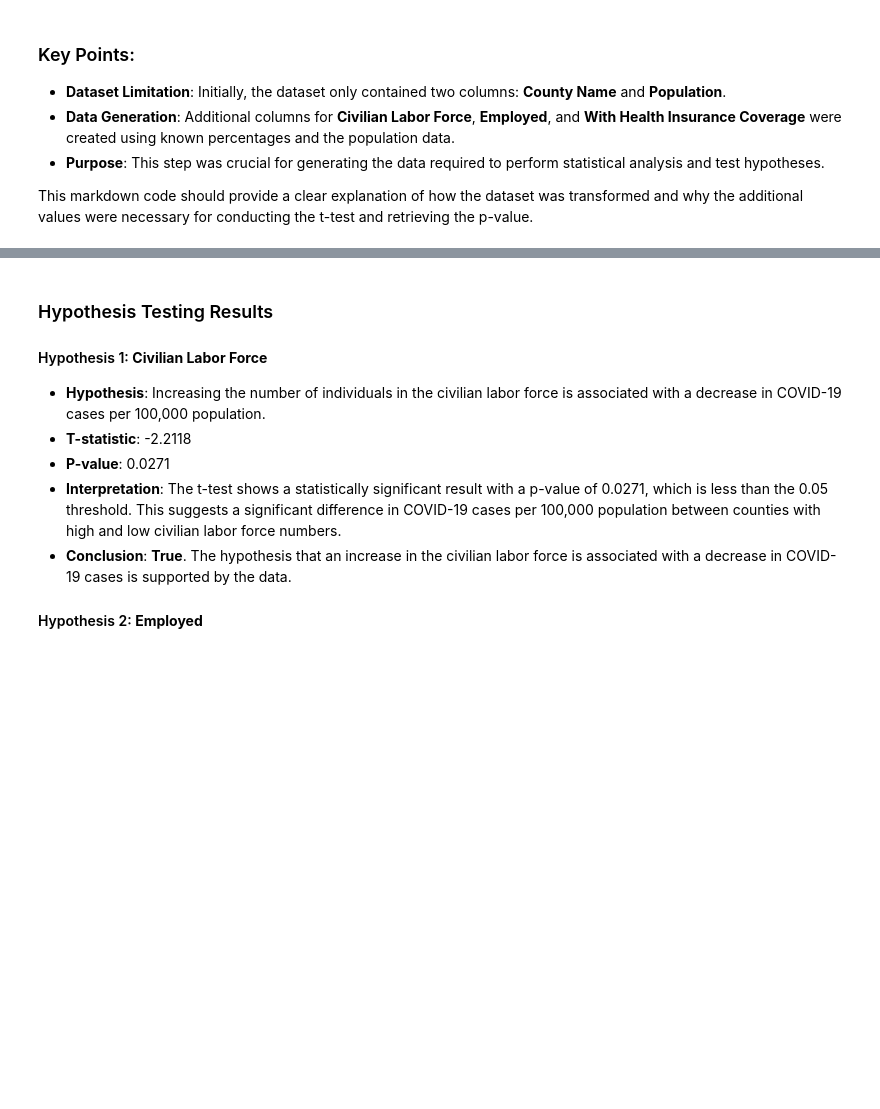
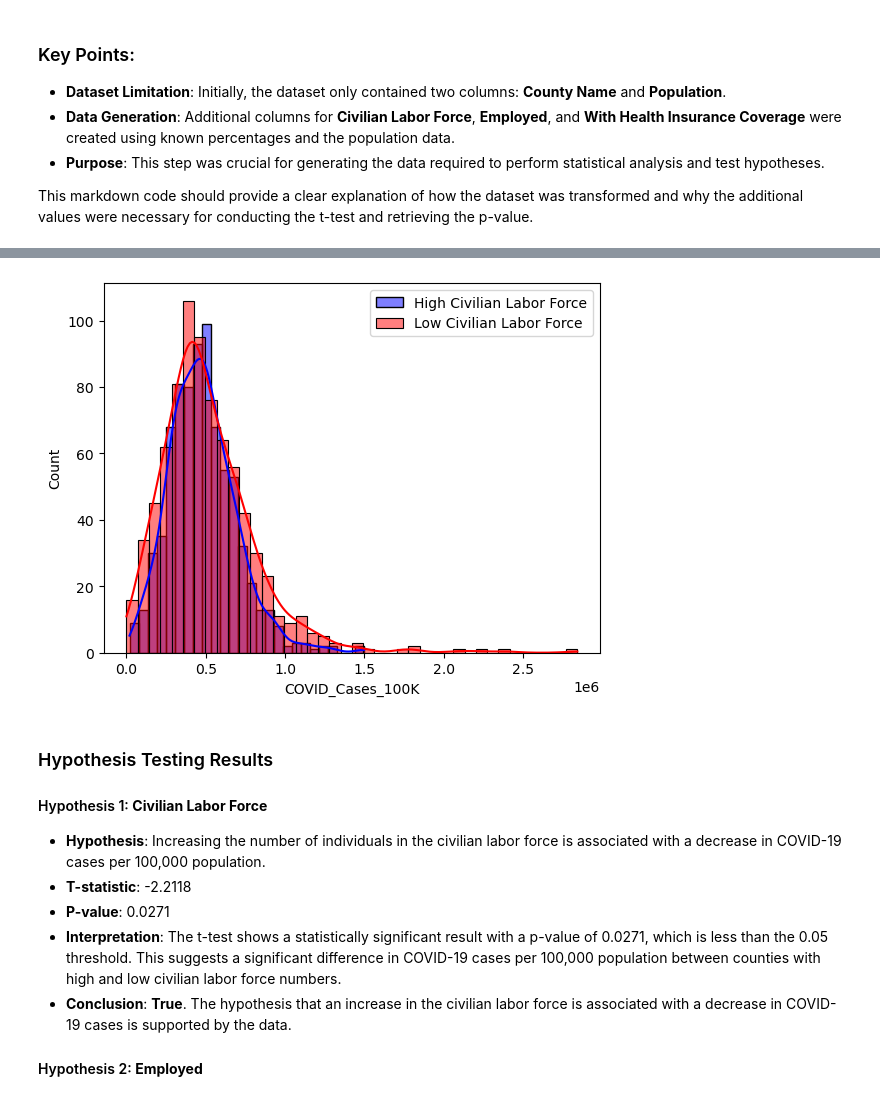
Before and after one commit to hamza890890/Group7ClassProject, a Jupyter notebook: Stage IV/Hamza Ahmed/Stage IV.ipynb, the cells around one changed output, grey strips where cells are left out. Cells and saved outputs as stored; diff of their text form; code cells hidden in the pictures; blank space fills up the shorter version.

```diff
--- a/Stage IV/Hamza Ahmed/Stage IV.ipynb
+++ b/Stage IV/Hamza Ahmed/Stage IV.ipynb
@@ -855,4 +855,5 @@ enrichment_data.head()
 # %%
+merged_data = pd.read_csv('Merged_COVID_Enrichment_Data.csv')
 merged_data.head()
 # %% [output]
 |  | countyFIPS | County Name | State | StateFIPS | population | 2020-06-01_cases | 2020-06-02_cases | ... |
@@ -1032,3 +1043,10 @@ Result: The hypothesis is supported (significant difference).
+# %%
+sns.histplot(group_high_civilian_labor['COVID_Cases_100K'], kde=True, color='blue', label='High Civilian Labor Force')
+sns.histplot(group_low_civilian_labor['COVID_Cases_100K'], kde=True, color='red', label='Low Civilian Labor Force')
+plt.legend()
+plt.show()
+# %% [output]
+[figure, added]
 # %% [markdown]
 ### Hypothesis Testing Results
 
```
Also changed, not shown: parts of 4 cells of this notebook.
